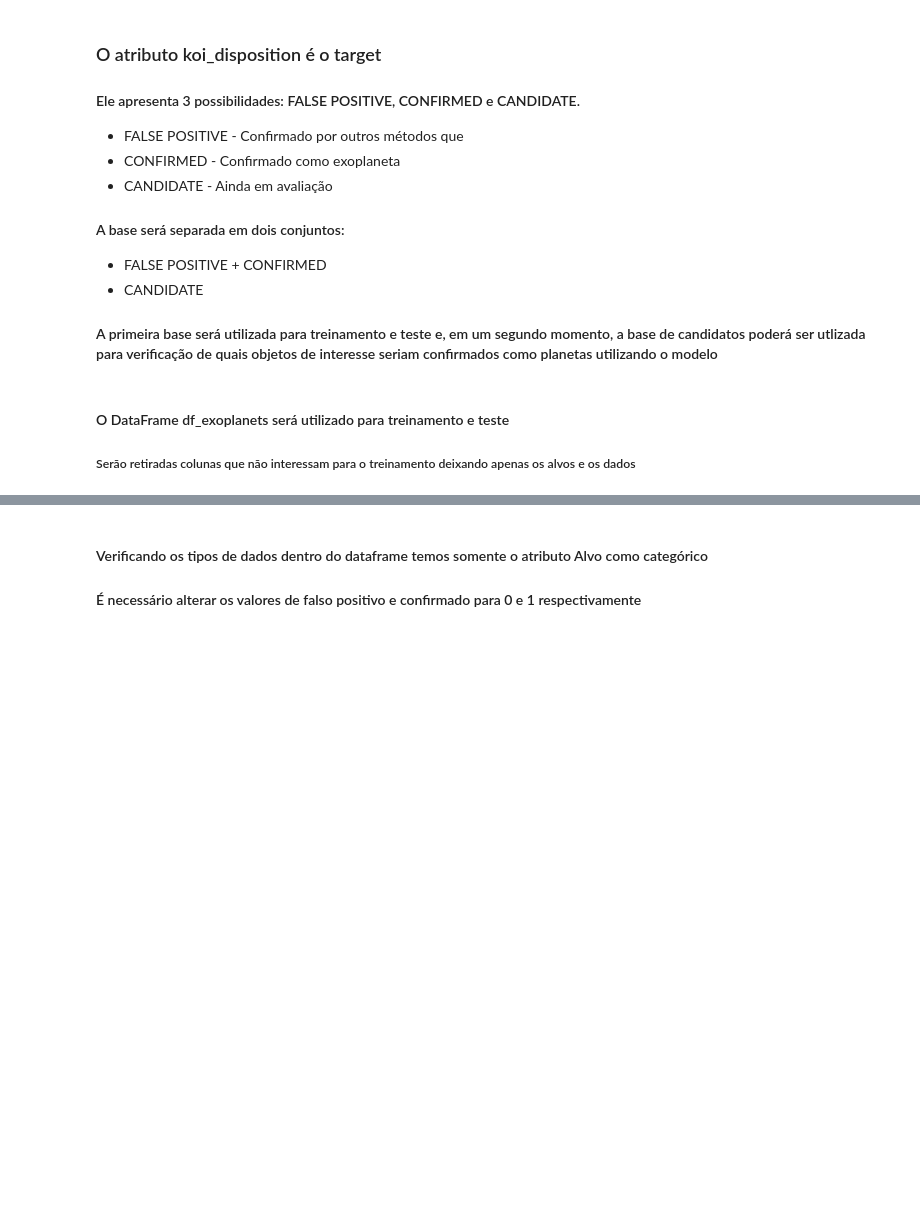
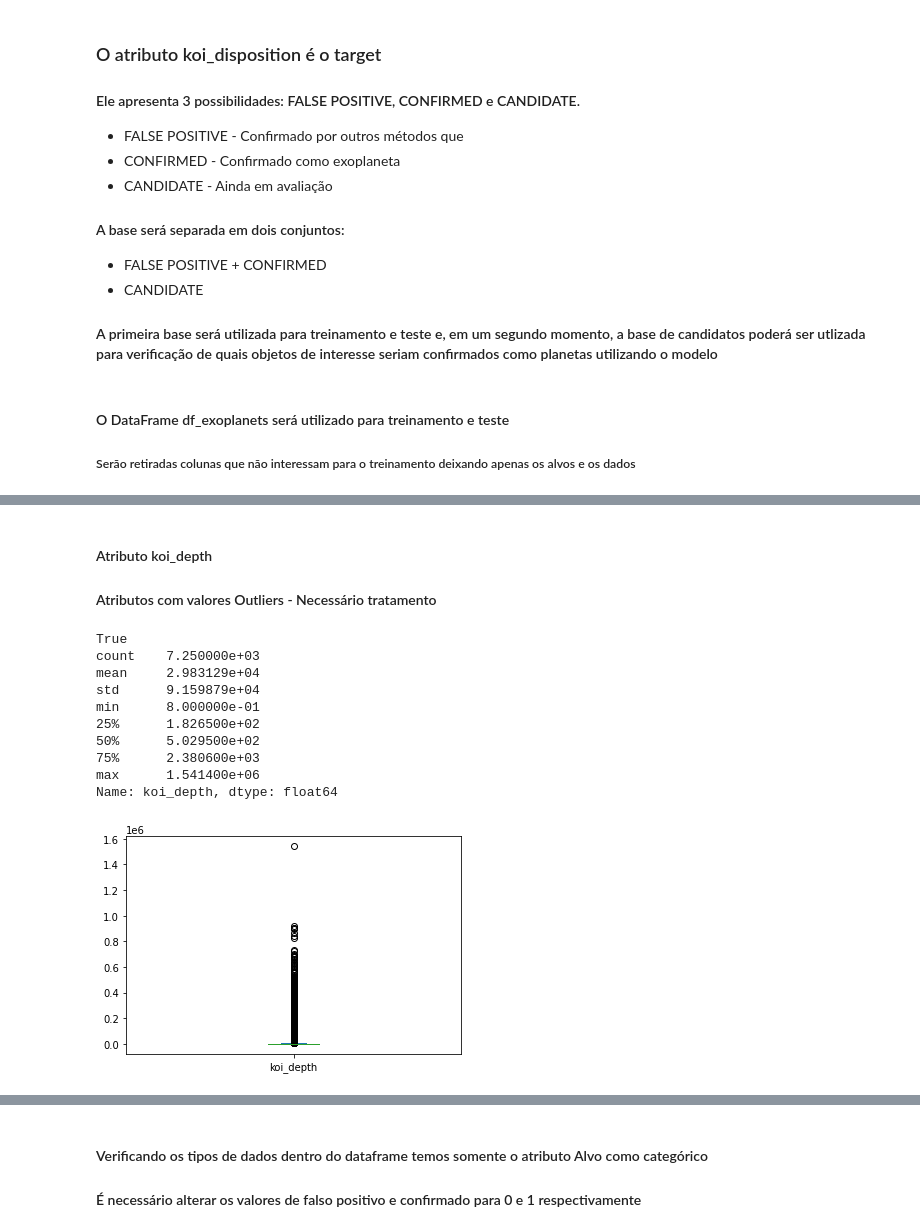
Before and after one commit to diogopena/exoplanet_classification_ml_model, a Jupyter notebook: exoplanet-ml-model-pt-br.ipynb, the cells around one changed output, grey strips where cells are left out. Saved outputs shown, nothing was run; the diff lists cells and outputs as text; code cells hidden in the pictures; blank space fills up the shorter version.

Commit message:
Kaggle Notebook | exoplanet_ml_model[PT-BR] | Version 6

```diff
--- a/exoplanet-ml-model-pt-br.ipynb
+++ b/exoplanet-ml-model-pt-br.ipynb
@@ -157,0 +189,3 @@ df_exoplanets = df_exoplanets.drop(['rowid',
+# %%
+print(df_exoplanets.koi_eccen.describe())
+df_exoplanets = df_exoplanets.drop(['koi_eccen'],axis=1)
@@ -157,0 +205,3 @@ df_exoplanets = df_exoplanets.drop(['rowid',
+# %%
+print(df_exoplanets.koi_longp.describe())
+df_exoplanets = df_exoplanets.drop(['koi_longp'],axis=1)
@@ -157,0 +240,3 @@ df_exoplanets = df_exoplanets.drop(['rowid',
+# %%
+print(df_exoplanets.koi_ingress.describe())
+df_exoplanets = df_exoplanets.drop(['koi_ingress'],axis=1)
@@ -157,0 +253,20 @@ df_exoplanets = df_exoplanets.drop(['rowid',
+# %% [markdown]
+#### Atributo koi_depth
+#### Atributos com valores Outliers - Necessário tratamento
+# %%
+print(df_exoplanets.koi_depth.isna().any())
+print(df_exoplanets.koi_depth.describe())
+df_exoplanets.koi_depth.plot(kind='box')
+plt.show()
+# %% [output]
+True
+count    7.250000e+03
+mean     2.983129e+04
+std      9.159879e+04
+min      8.000000e-01
+25%      1.826500e+02
+50%      5.029500e+02
+75%      2.380600e+03
+max      1.541400e+06
+Name: koi_depth, dtype: float64
+[figure, added]
```
Also changed, not shown: parts of 24 cells of this notebook.
